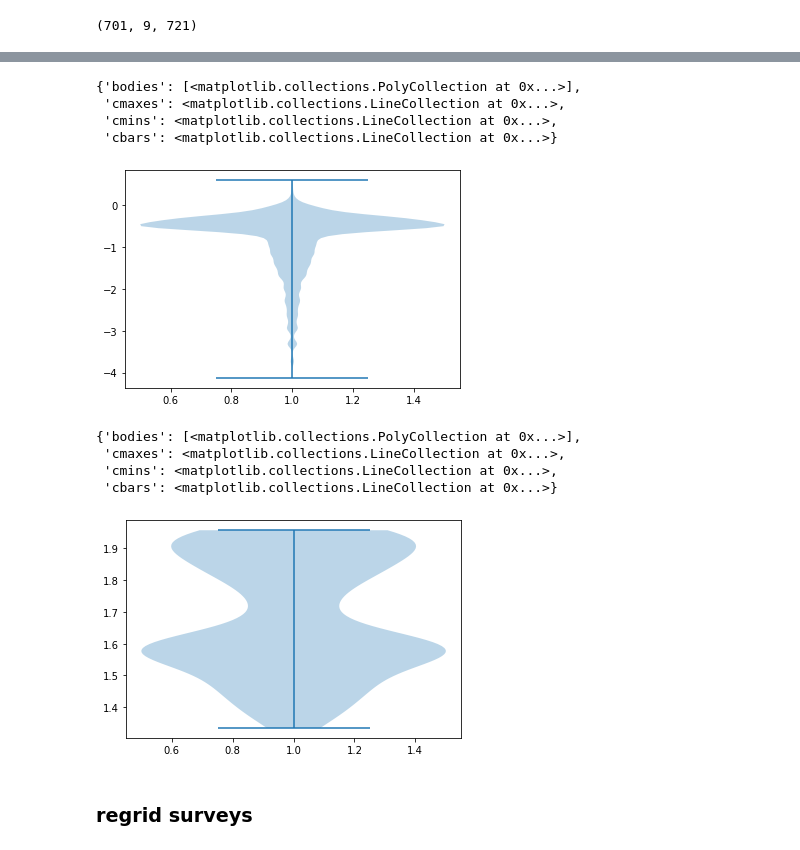
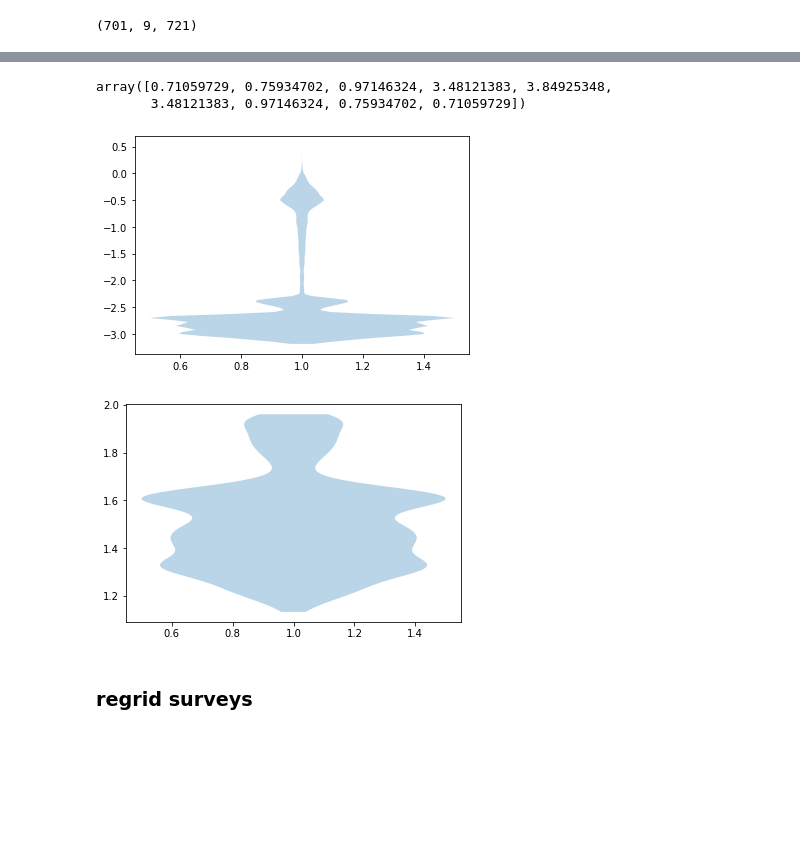
Before and after one commit to CraigYanitski/kosmatau3d, a Jupyter notebook: notebooks/model selection/model_comparison.ipynb, the cells around one changed output, grey strips where cells are left out. Saved outputs shown, nothing was run; the diff lists cells and outputs as text; code cells hidden in the pictures; blank space fills up the shorter version.

```diff
--- a/notebooks/model selection/model_comparison.ipynb
+++ b/notebooks/model selection/model_comparison.ipynb
@@ -205,25 +206,26 @@ plt.plot((model.intensity_species[:, :, :, 0]-model.intensity_dust[:, :, 0])[:,
+# %%
+model.intensity_species[350, :, 360, 3]
+# %% [output]
+array([0.71059729, 0.75934702, 0.97146324, 3.48121383, 3.84925348,
+       3.48121383, 0.97146324, 0.75934702, 0.71059729])
 # %%
 import matplotlib.pyplot as plt
 
-data = model.intensity_species[:, 4, :, 3]-model.intensity_dust[4, :, :].mean(1)
+idx = 4
+
+data = model.intensity_species[:, :, :, idx]-model.intensity_dust[:, :, 1]
 i_nan = data <= 0
-plt.violinplot([np.log10(data[~i_nan]).flatten()], widths=1)
+plt.violinplot([np.log10(data[~i_nan]).flatten()], widths=1, showextrema=False) ;
 # %% [output]
-{'bodies': [<matplotlib.collections.PolyCollection at 0x...>],
- 'cmaxes': <matplotlib.collections.LineCollection at 0x...>,
- 'cmins': <matplotlib.collections.LineCollection at 0x...>,
- 'cbars': <matplotlib.collections.LineCollection at 0x...>}
-[figure, old version]
+[figure, new version]
 # %%
-data = np.trapz(model.intensity_species[:, 4, :, 3]-model.intensity_dust[4, :, :].mean(1), model.map_vel, axis=0)
+idx = 4
+
+data = np.trapz(model.intensity_species[:, :, :, idx]-model.intensity_dust[:, :, 1], model.map_vel, axis=0)
 i_nan = data <= 0
-plt.violinplot([np.log10(data[~i_nan]).flatten()], widths=1)
+plt.violinplot([np.log10(data[~i_nan]).flatten()], widths=1, showextrema=False) ;
 # %% [output]
-{'bodies': [<matplotlib.collections.PolyCollection at 0x...>],
- 'cmaxes': <matplotlib.collections.LineCollection at 0x...>,
- 'cmins': <matplotlib.collections.LineCollection at 0x...>,
- 'cbars': <matplotlib.collections.LineCollection at 0x...>}
-[figure, old version]
+[figure, new version]
 # %% [markdown]
 ### regrid surveys
 # %%
```
Also changed, not shown: parts of 11 cells of this notebook, 17 other files.
